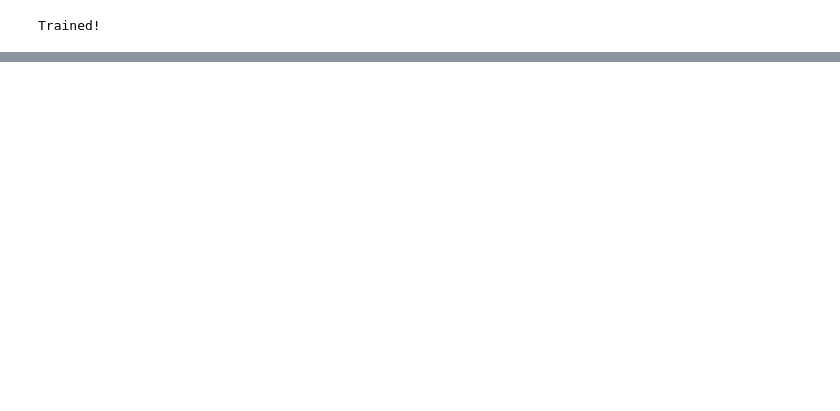
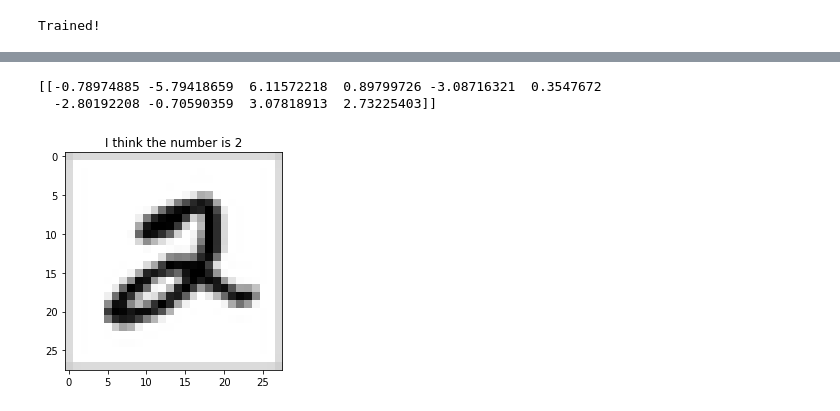
Before and after one commit to jchuahtacc/MachineLearningRegression, a Jupyter notebook: Comparing Regression Algorithms, part 4 - Image Recognition.ipynb, the cells around one changed output, grey strips where cells are left out. Saved outputs shown, nothing was run; the diff lists cells and outputs as text; code cells hidden in the pictures; blank space fills up the shorter version.

```diff
--- a/Comparing Regression Algorithms, part 4 - Image Recognition.ipynb
+++ b/Comparing Regression Algorithms, part 4 - Image Recognition.ipynb
@@ -47,3 +68,0 @@ print(sess.run(accuracy, feed_dict={x: mnist.test.images, y_: mnist.test.labels}
-# %%
-test = [ 784 * [0.5] ]
-sess.run(sm, {x : test})
@@ -86,0 +73,33 @@ img.save(outputfile)
+# %%
+
+inputfile = "mnist-2.png"
+
+from PIL import Image
+
+img = Image.open(inputfile)
+img = img.convert(mode="L")
+img = img.resize((28, 28), Image.ANTIALIAS)
+raster_data = list()
+for col in range(28):
+    for row in range(28):
+        raster_data.append((255 - img.getpixel((row, col))) / 255.0)
+
+xs = [ raster_data ]
+
+import numpy as np
+
+xs_array = np.asarray(raster_data).reshape(1, 784)
+
+%matplotlib inline
+import matplotlib.pyplot as plt
+
+print sess.run(y, feed_dict={x: xs_array})
+
+prediction = sess.run(y, feed_dict={x: xs_array}).argmax()
+plt.title('I think the number is %d' % (prediction))
+plt.imshow(xs_array.reshape([28,28]), cmap=plt.get_cmap('gray_r'))
+plt.show()
+# %% [output]
+[[-0.78974885 -5.79418659  6.11572218  0.89799726 -3.08716321  0.3547672
+  -2.80192208 -0.70590359  3.07818913  2.73225403]]
+[figure, added]
```
Also changed, not shown: parts of 14 cells of this notebook, 5 other files.
